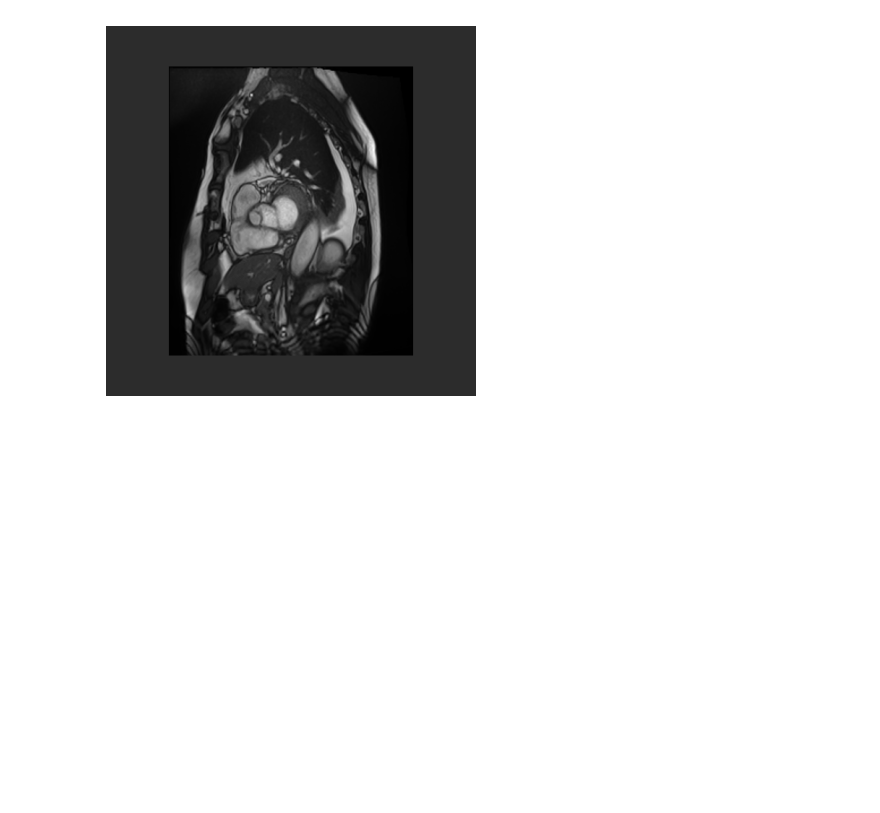
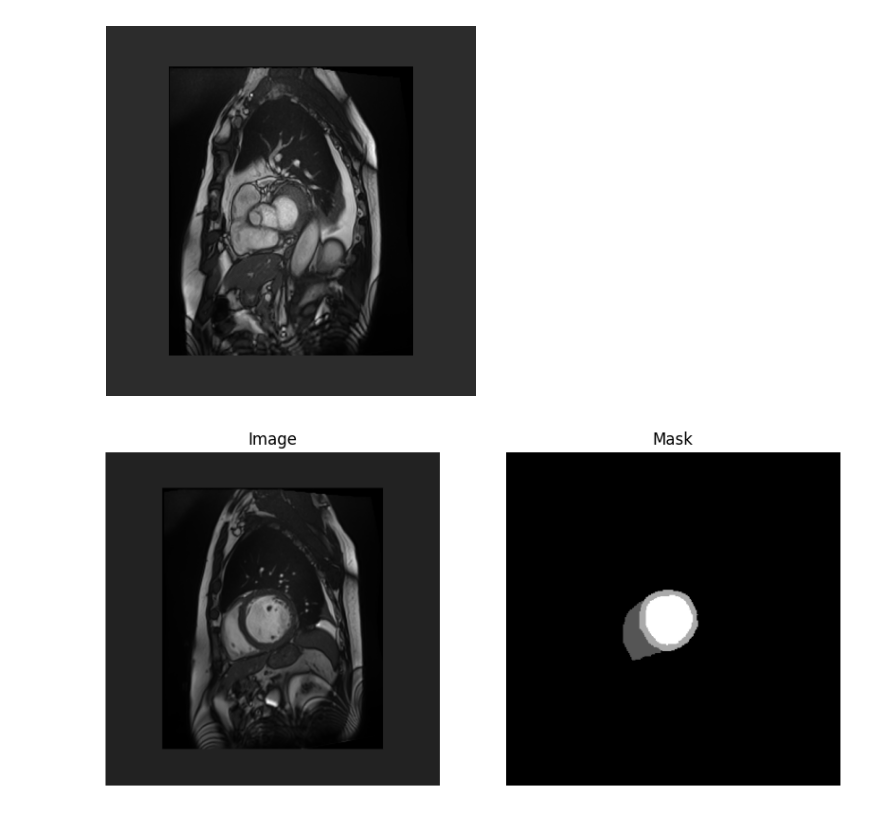
Before and after one commit to ahmedalii3/Cardiac-Strain-Mapping, a Jupyter notebook: Code/Preprocessing/pre.ipynb, the cells around one changed output. Cells and saved outputs as stored; diff of their text form; code cells hidden in the pictures; blank space fills up the shorter version.

```diff
--- a/Code/Preprocessing/pre.ipynb
+++ b/Code/Preprocessing/pre.ipynb
@@ -483,0 +484,18 @@ loop_over_data_set_and_create_numpy(dataset_path, output_path)
+# %%
+#plot the numpy array mask and image
+def plot_numpy_array(numpy_file):
+    numpy_array = np.load(numpy_file)
+    fig, ax = plt.subplots(1, 2, figsize=(10, 5))
+    ax[0].imshow(numpy_array[0], cmap="gray")
+    ax[0].axis("off")
+    ax[0].set_title("Image")
+    ax[1].imshow(numpy_array[1], cmap="gray")
+    ax[1].axis("off")
+    ax[1].set_title("Mask")
+    plt.show()
+
+# Example usage:
+numpy_file = '/Users/ahmed_ali/Documents/GitHub/GP-2025-Strain/Data/ACDC/database/train_numpy/patient001/patient001_frame01_slice_3_ACDC.npy'
+plot_numpy_array(numpy_file)
+# %% [output]
+[figure, added]
```
Also changed, not shown: parts of 2 cells of this notebook.
